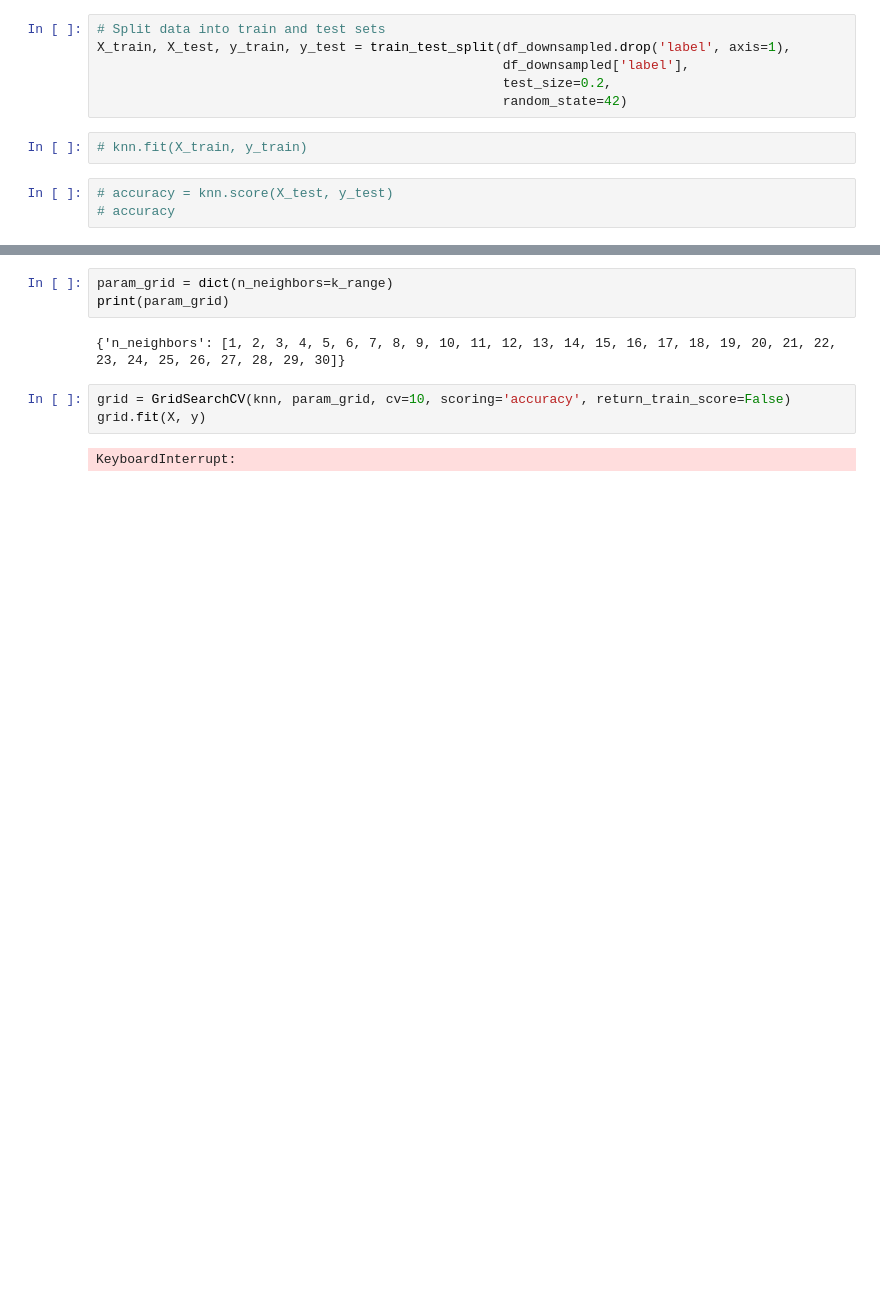
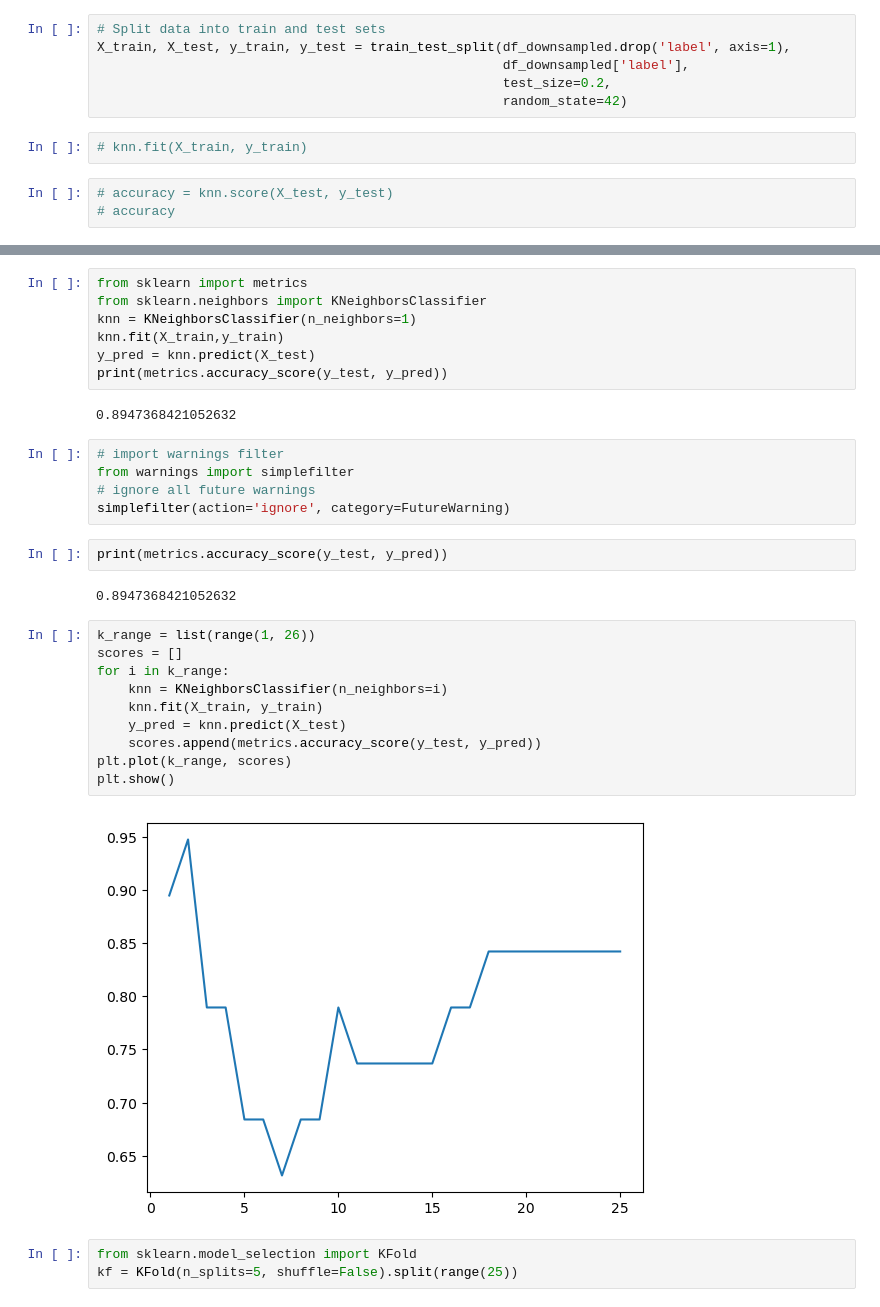
Before and after one commit to shruthivenkat/CECS550_Group6, a Jupyter notebook: Cross Validation - rough draft.ipynb, the cells around one changed output, grey strips where cells are left out. Cells and saved outputs as stored; diff of their text form; blank space fills up the shorter version.

```diff
--- a/Cross Validation - rough draft.ipynb
+++ b/Cross Validation - rough draft.ipynb
@@ -543,10 +536,33 @@ print(k_range)
-# %%
-param_grid = dict(n_neighbors=k_range)
-print(param_grid)
-# %% [output]
-{'n_neighbors': [1, 2, 3, 4, 5, 6, 7, 8, 9, 10, 11, 12, 13, 14, 15, 16, 17, 18, 19, 20, 21, 22, 23, 24, 25, 26, 27, 28, 29, 30]}
-# %%
-grid = GridSearchCV(knn, param_grid, cv=10, scoring='accuracy', return_train_score=False)
-grid.fit(X, y)
-# %% [output]
-KeyboardInterrupt:
+# %%
+from sklearn import metrics
+from sklearn.neighbors import KNeighborsClassifier
+knn = KNeighborsClassifier(n_neighbors=1)
+knn.fit(X_train,y_train)
+y_pred = knn.predict(X_test)
+print(metrics.accuracy_score(y_test, y_pred))
+# %% [output]
+0.8947368421052632
+# %%
+# import warnings filter
+from warnings import simplefilter
+# ignore all future warnings
+simplefilter(action='ignore', category=FutureWarning)
+# %%
+print(metrics.accuracy_score(y_test, y_pred))
+# %% [output]
+0.8947368421052632
+# %%
+k_range = list(range(1, 26))
+scores = []
+for i in k_range:
+    knn = KNeighborsClassifier(n_neighbors=i)
+    knn.fit(X_train, y_train)
+    y_pred = knn.predict(X_test)
+    scores.append(metrics.accuracy_score(y_test, y_pred))
+plt.plot(k_range, scores)
+plt.show()
+# %% [output]
+[figure, added]
+# %%
+from sklearn.model_selection import KFold
+kf = KFold(n_splits=5, shuffle=False).split(range(25))
```
Also changed, not shown: parts of 10 cells of this notebook, 1 other file.
